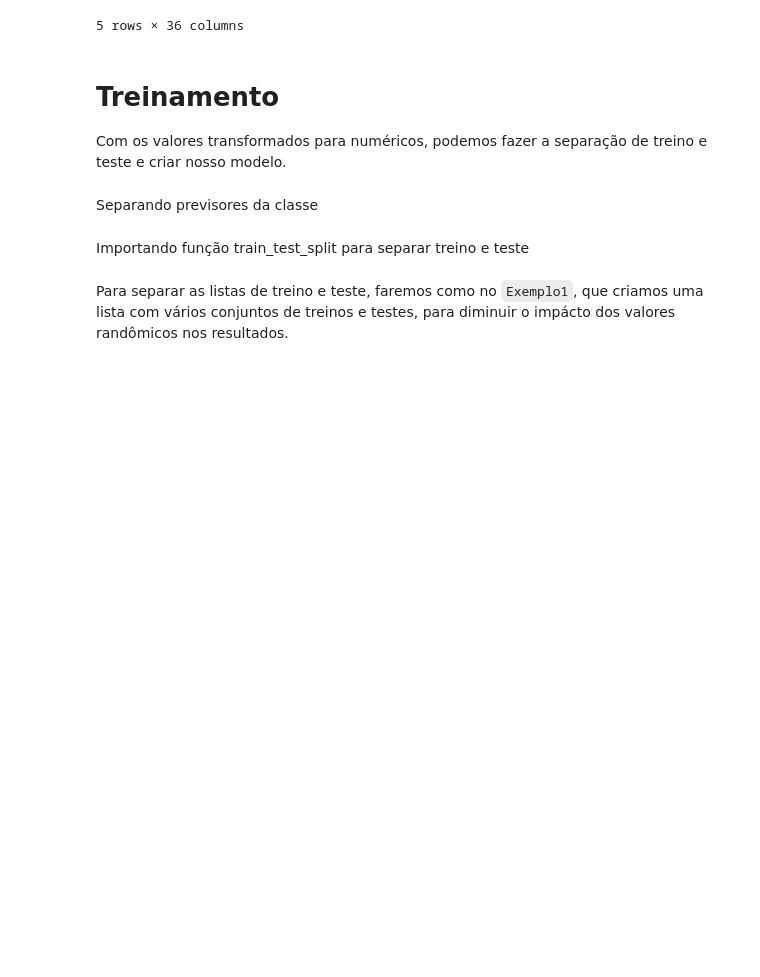
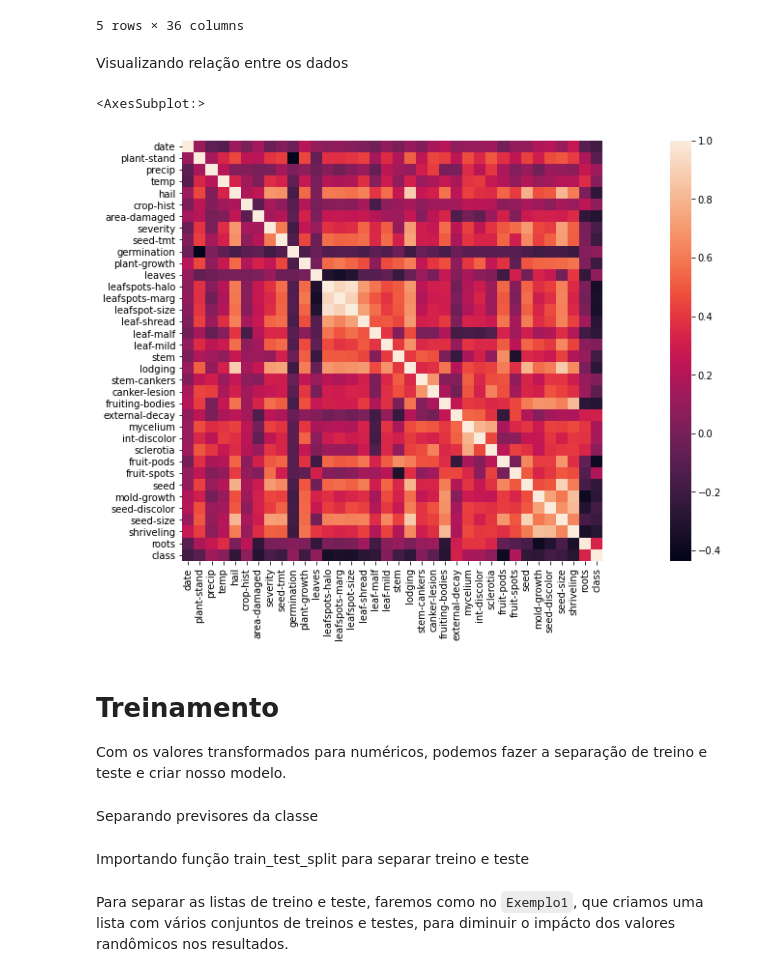
Before and after one commit to EuReinoso/MachineLearning-Tutorial, a Jupyter notebook: Exemplo2/Soybean_ML.ipynb, the cells around one changed output. Drawn from its saved outputs; the diff is of its cells as text; code cells hidden in the pictures; blank space fills up the shorter version.

Commit message:
Soybean Visualização de Dados

```diff
--- a/Exemplo2/Soybean_ML.ipynb
+++ b/Exemplo2/Soybean_ML.ipynb
@@ -20,0 +39,11 @@ Acompanhe:
+# %%
+plt.figure(figsize=(10,300))
+
+i = 1
+for col in dataset.columns:
+    plt.subplot(36, 1, i)
+    plt.title(col)
+    plt.xticks(rotation= 25)
+
+    sns.countplot(dataset[col], palette= 'GnBu_r')
+    i += 1
@@ -80,6 +111,17 @@ dataset.head()
 | 3 | 3 | 2 | 1 | 3 | 2 | 4 | 2 | 3 | 2 | ... |
 | 4 | 6 | 2 | 1 | 3 | 2 | 3 | 2 | 2 | 2 | ... |
 5 rows × 36 columns
+# %% [markdown]
+Visualizando relação entre os dados
+# %%
+corrn = dataset.corr()
+
+#visualizando relação entre os dados
+plt.figure(figsize= (25,8))
+sns.heatmap(corrn, vmax= 1, square= True)
+# %% [output]
+<AxesSubplot:>
+[figure, added]
 # %% [markdown]
 # Treinamento
 
```
Also changed, not shown: parts of 5 cells of this notebook.
